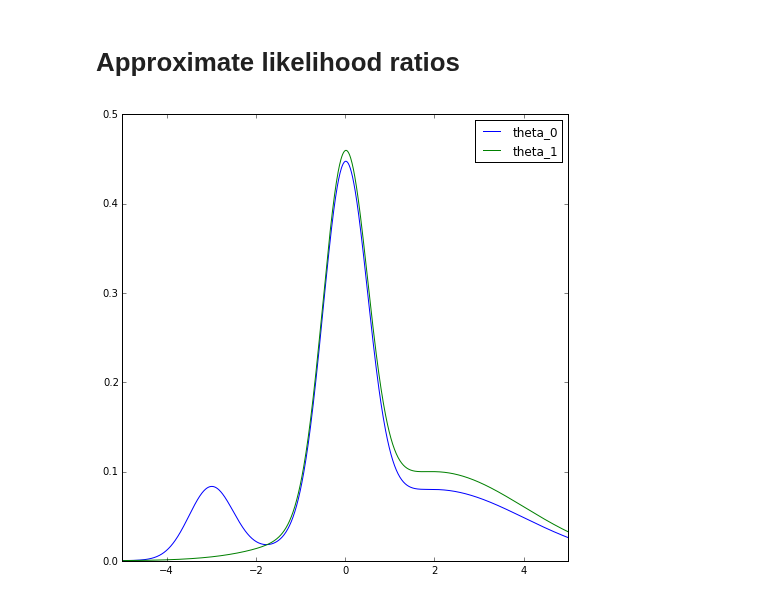
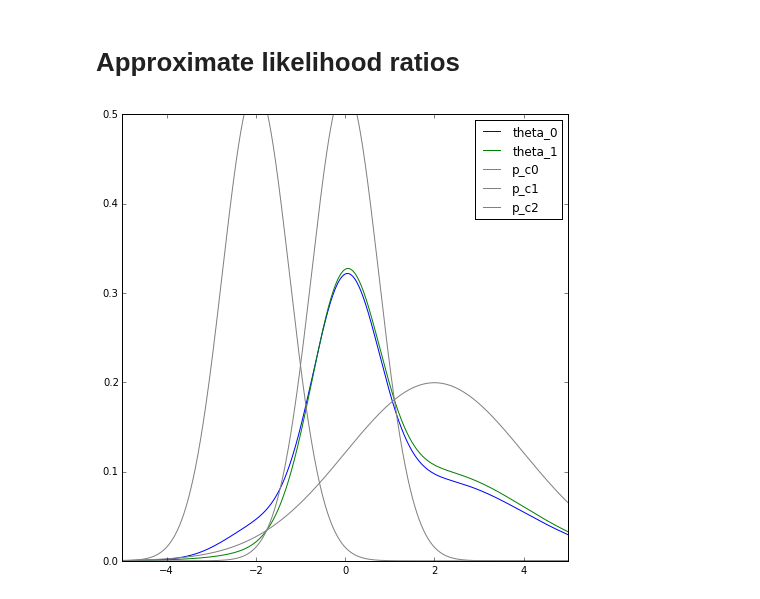
Before and after one commit to glouppe/notebooks, a Jupyter notebook: Approximate likelihood ratios.ipynb, the cells around one changed output. Cells and saved outputs as stored; diff of their text form; code cells hidden in the pictures.

```diff
--- a/Approximate likelihood ratios.ipynb
+++ b/Approximate likelihood ratios.ipynb
@@ -50,29 +50,47 @@ plt.show()
 # %% [markdown]
 # Approximate likelihood ratios
 # %%
-def generate(n_samples, components, weights):
-    _, c = np.where(np.random.multinomial(1, weights, n_samples) == 1)
-    samples = []
+# Define distributions
+class composed_rv(object):
+    def __init__(self, components, weights):
+        self.components = components
+        self.weights = weights
 
-    for i in range(n_samples):
-        samples.append(components[c[i]].rvs())
+    def pdf(self, x):
+        return sum(p_c.pdf(x) * w for p_c, w in zip(self.components, self.weights))
 
-    return np.array(samples)
+    def rvs(self, n_samples=1):
+        _, c = np.where(np.random.multinomial(1, self.weights, n_samples) == 1)
+        samples = []
 
-components = [norm(loc=0.0, scale=0.5), norm(loc=2.0, scale=2.0), norm(loc=-3.0, scale=0.5)]
-w_0 =        [0.5,                      0.4,                      0.1]
-w_1 =        [0.5,                      0.5,                      0.0]
+        for i in range(n_samples):
+            samples.append(self.components[c[i]].rvs())
+
+        return np.array(samples)
+
+components = [norm(loc=0.0, scale=0.75), norm(loc=2.0, scale=2.0), norm(loc=-2.0, scale=0.75)]
+w_0 =        [0.5,                       0.45,                     0.05]
+w_1 =        [0.5,                       0.5,                      0.0]
 
 w_0 = np.array(w_0)
 w_0 /= w_0.sum()
 w_1 = np.array(w_1)
 w_1 /= w_1.sum()
 
+p_theta_0 = composed_rv(components, w_0)
+p_theta_1 = composed_rv(components, w_1)
+
+# Plot
 x = np.linspace(-5, 5, num=1000)
-plt.plot(x, sum(c.pdf(x) * w for c, w in zip(components, w_0)), label="theta_0")
-plt.plot(x, sum(c.pdf(x) * w for c, w in zip(components, w_1)), label="theta_1")
+plt.plot(x, p_theta_0.pdf(x), label="theta_0")
+plt.plot(x, p_theta_1.pdf(x), label="theta_1")
+
+for i, p_c in enumerate(components):
+    plt.plot(x, p_c.pdf(x), "gray", label="p_c%d" % i)
+
 plt.xlim(-5, 5)
+plt.ylim(0, 0.5)
 plt.legend()
 plt.show()
 # %% [output]
-[figure, old version]
+[figure, new version]
```
Also changed, not shown: parts of 13 cells of this notebook.
